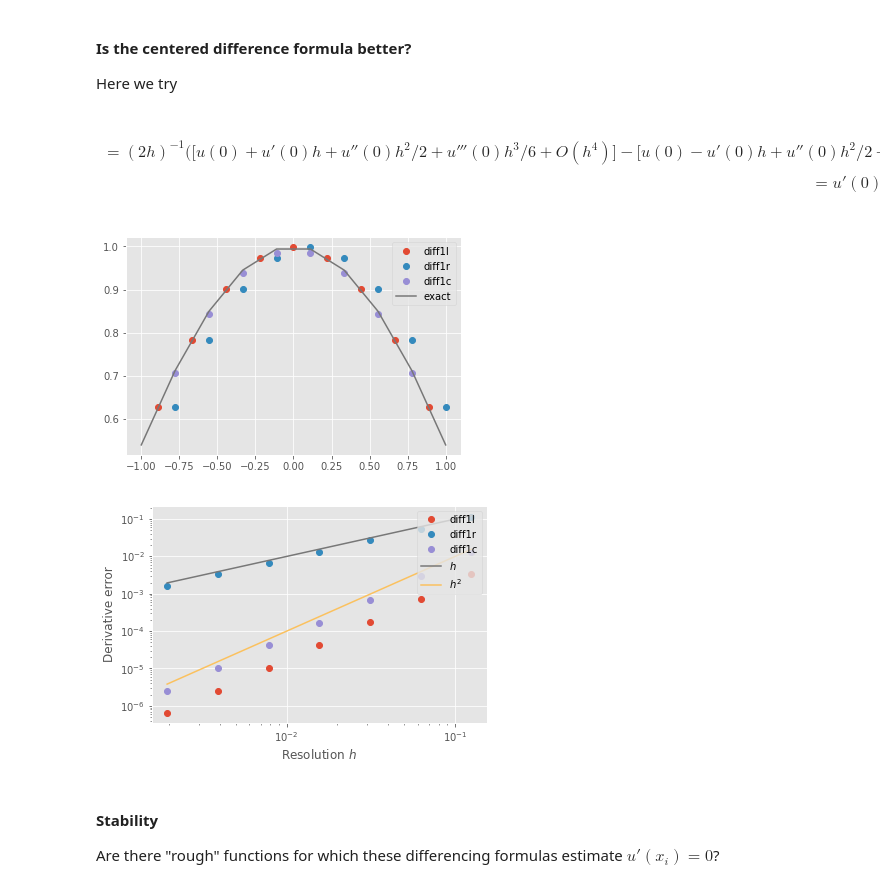
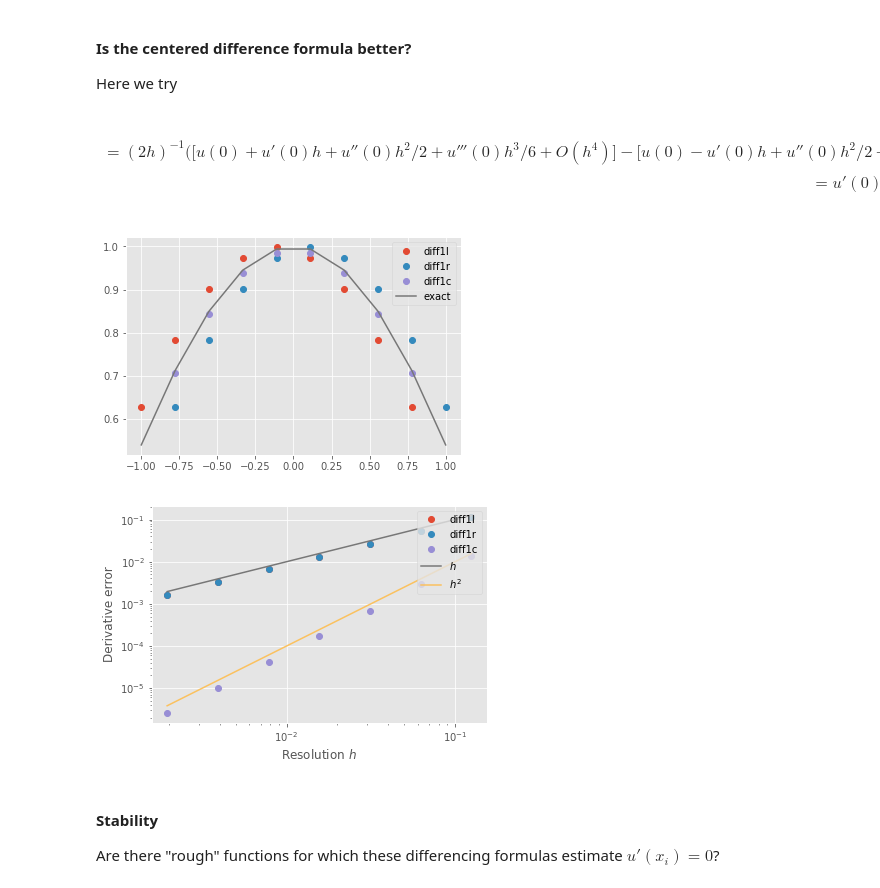
Before and after one commit to cu-numpde/numpde-fall2018, a Jupyter notebook: FiniteDifference.ipynb, the cells around one changed output. Cells and saved outputs as stored; diff of their text form; code cells hidden in the pictures.

```diff
--- a/FiniteDifference.ipynb
+++ b/FiniteDifference.ipynb
@@ -65,21 +65,21 @@ $$ \begin{split} u'(0) \approx \frac{u(h) - u(-h)}{2h} \\
 = u'(0) + u'''(0)h^2/6 + O(h^3) \end{split} $$
 # %%
 def diff1l(x, u):
-    return x[:-1] + .5*(x[1:]-x[:-1]), (u[1:] - u[:-1]) / (x[1:] - x[:-1])
+    return x[:-1], (u[1:] - u[:-1]) / (x[1:] - x[:-1])
 
 def diff1r(x, u):
     return x[1:],  (u[1:] - u[:-1]) / (x[1:] - x[:-1])
 
 def diff1c(x, u):
     return x[1:-1], (u[2:] - u[:-2]) / (x[2:] - x[:-2])
 
 for diff in (diff1l, diff1r, diff1c):
     xx, yy = diff(x, u)
     pyplot.plot(xx, yy, 'o', label=diff.__name__)
 pyplot.plot(x, numpy.cos(x), label='exact')
 pyplot.legend(loc='upper right');
 # %% [output]
-[figure, old version]
+[figure, new version]
 # %%
 grids = 2**numpy.arange(3,10)
 def grid_refinement_error(f, fp, diff):
@@ -99,7 +99,7 @@ pyplot.xlabel('Resolution $h$')
 pyplot.ylabel('Derivative error')
 pyplot.legend(loc='upper right');
 # %% [output]
-[figure, old version]
+[figure, new version]
 # %% [markdown]
 #### Stability
 
```
Also changed, not shown: parts of 4 cells of this notebook.
